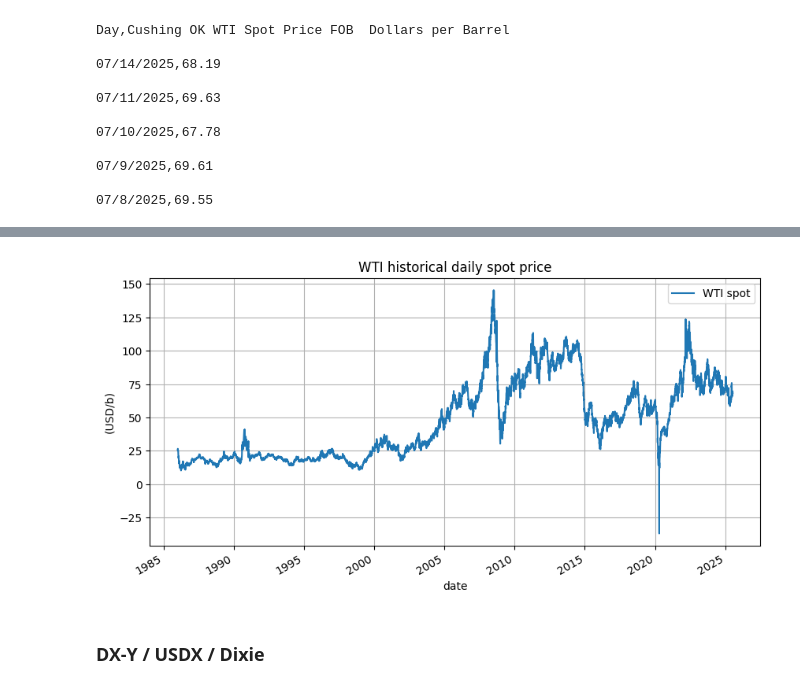
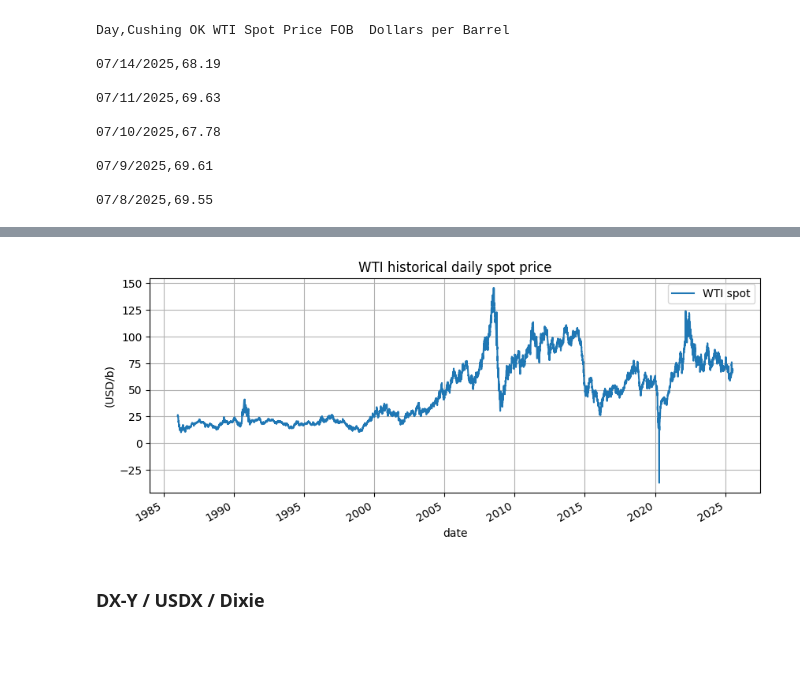
Before and after one commit to chataignault/irbackend, a Jupyter notebook: notebooks/WTI_DXY_correlation.ipynb, the cells around one changed output, grey strips where cells are left out. Drawn from its saved outputs; the diff is of its cells as text; code cells hidden in the pictures; blank space fills up the shorter version.

```diff
--- a/notebooks/WTI_DXY_correlation.ipynb
+++ b/notebooks/WTI_DXY_correlation.ipynb
@@ -86,17 +76,17 @@ shape: (5, 2)
 # %%
 _ = (
     wti.collect()
     .to_pandas()
     .set_index("date")
     .plot(
-        figsize=(10, 5),
+        figsize=(10, 4),
         grid=True,
         ylabel="(USD/b)",
         title="WTI historical daily spot price",
     )
 )
 # %% [output]
-[figure, old version]
+[figure, new version]
 # %% [markdown]
 ### DX-Y / USDX / Dixie
 # %%
```
Also changed, not shown: parts of 36 cells of this notebook.
